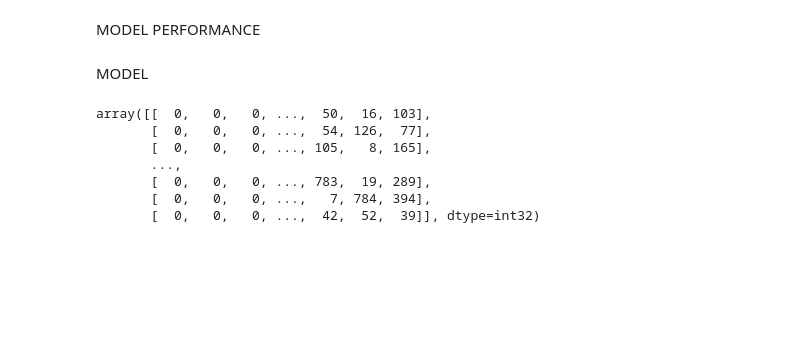
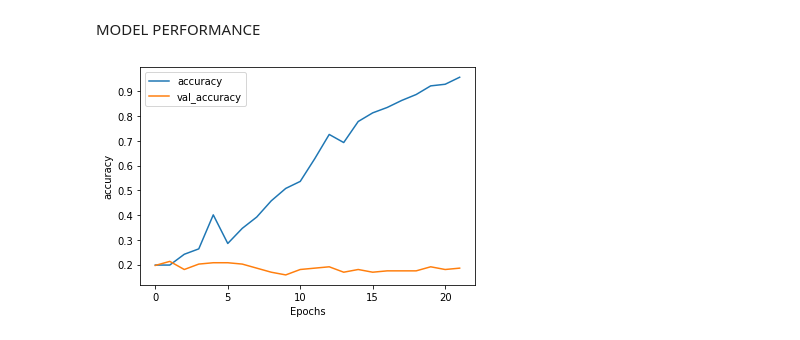
Before and after one commit to jhuang12/Tensorflow-for-personality-items-classification, a Jupyter notebook: 191216TF_IPIP.ipynb, the cells around one changed output. Saved outputs shown, nothing was run; the diff lists cells and outputs as text; code cells hidden in the pictures; blank space fills up the shorter version.

```diff
--- a/191216TF_IPIP.ipynb
+++ b/191216TF_IPIP.ipynb
@@ -176,0 +331,8 @@ test_data, test_labels = np.asarray(padded[525: ]), labels[525: ]
+# %%
+model = tf.keras.Sequential([
+    tf.keras.layers.Embedding(1000, 16),
+    tf.keras.layers.Conv1D(128, 5, activation='relu'),
+    tf.keras.layers.GlobalAveragePooling1D(),
+    tf.keras.layers.Dense(16, activation='relu'),
+    tf.keras.layers.Dense(5, activation='softmax')
+])
@@ -176,0 +360,10 @@ test_data, test_labels = np.asarray(padded[525: ]), labels[525: ]
+# %%
+model.compile(loss = 'sparse_categorical_crossentropy',
+              optimizer='adam',
+              metrics=['accuracy'])
+# %%
+#NUM_EPOCHS = 10
+history = model.fit(padded_training, training_labels,
+                    validation_data=(padded_validation, validation_labels),
+                    epochs=30,
+                    callbacks = [checkpoint, callbacks])
@@ -177,14 +388,16 @@ test_data, test_labels = np.asarray(padded[525: ]), labels[525: ]
 # %% [markdown]
 MODEL PERFORMANCE
-# %% [markdown]
-MODEL
-# %%
-training_data
-# %% [output]
-array([[  0,   0,   0, ...,  50,  16, 103],
-       [  0,   0,   0, ...,  54, 126,  77],
-       [  0,   0,   0, ..., 105,   8, 165],
-       ...,
-       [  0,   0,   0, ..., 783,  19, 289],
-       [  0,   0,   0, ...,   7, 784, 394],
-       [  0,   0,   0, ...,  42,  52,  39]], dtype=int32)
+# %%
+import matplotlib.pyplot as plt
+
+def plot_graphs(history, string):
+  plt.plot(history.history[string])
+  plt.plot(history.history['val_'+string])
+  plt.xlabel("Epochs")
+  plt.ylabel(string)
+  plt.legend([string, 'val_'+string])
+  plt.show()
+# %%
+plot_graphs(history, 'accuracy')
+# %% [output]
+[figure, added]
```
Also changed, not shown: parts of 39 cells of this notebook.
